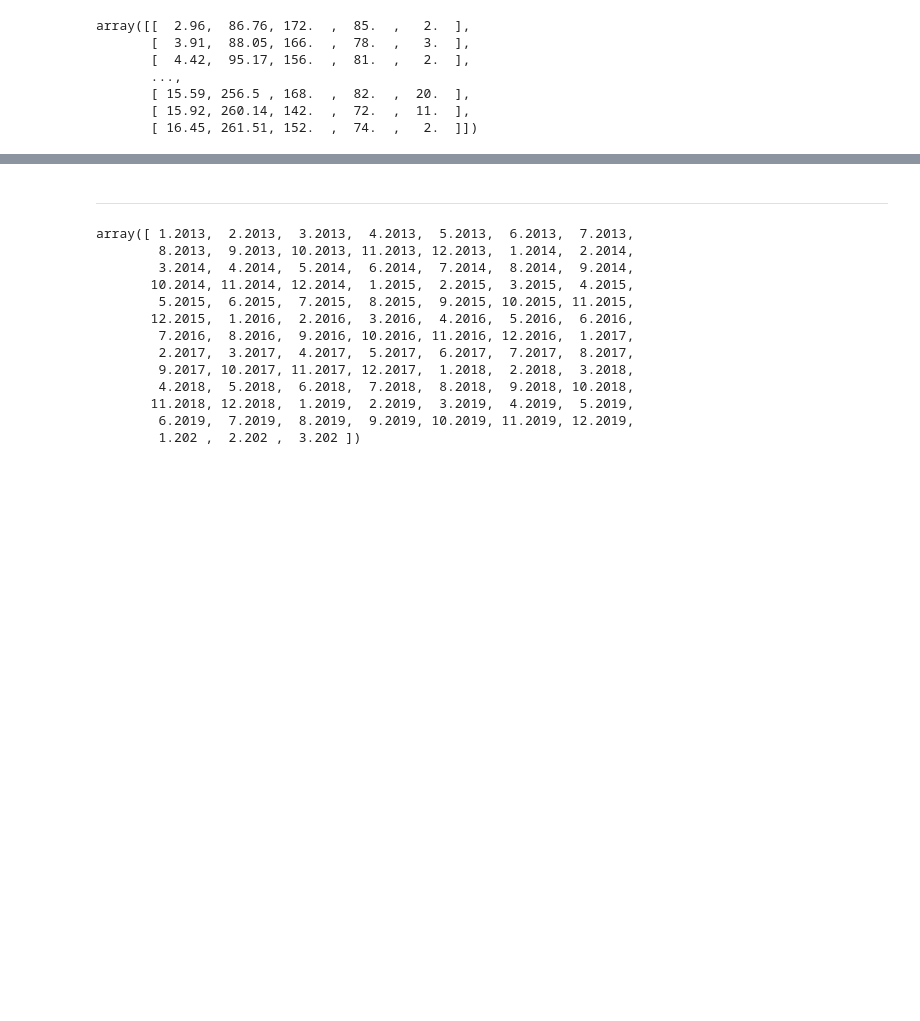
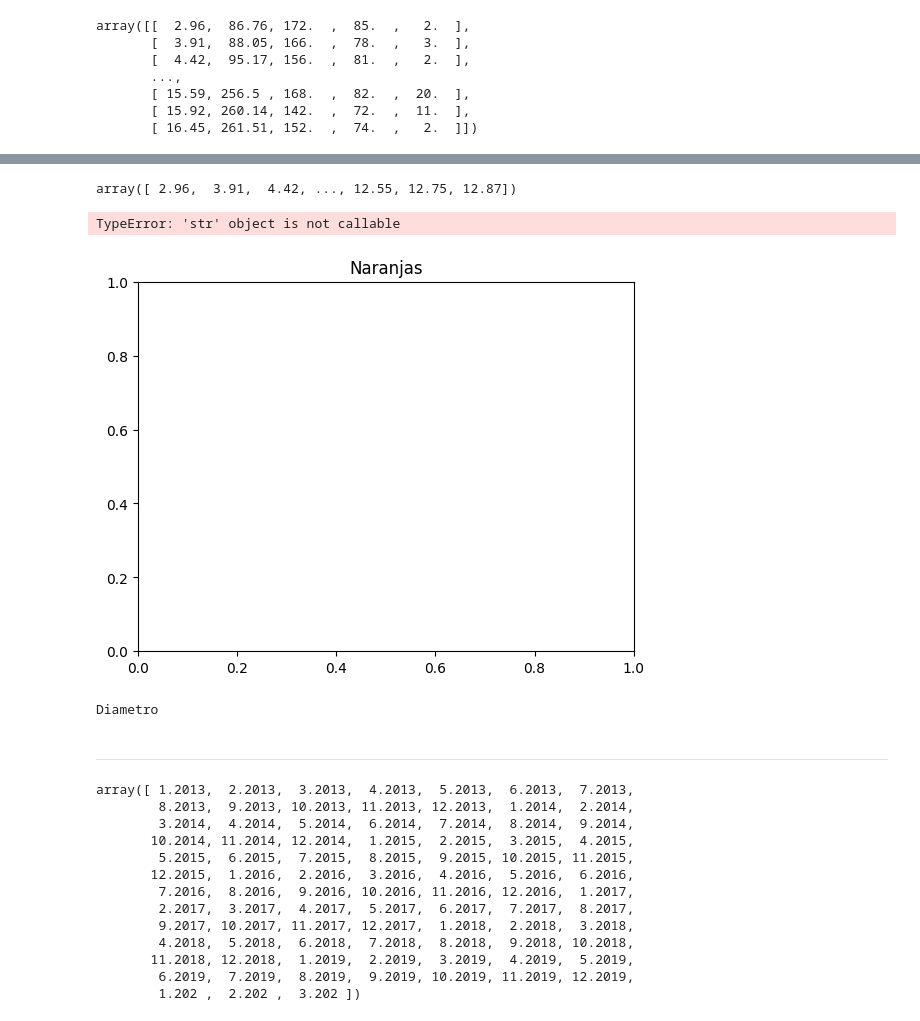
Before and after one commit to DanielRaiicHu/numPy, a Jupyter notebook: numPy.ipynb, the cells around one changed output, grey strips where cells are left out. Drawn from its saved outputs; the diff is of its cells as text; code cells hidden in the pictures; blank space fills up the shorter version.

```diff
--- a/numPy.ipynb
+++ b/numPy.ipynb
@@ -293,3 +297,27 @@ array([[  2.96,  86.76, 172.  ,  85.  ,   2.  ],
+# %%
+diametro_naranjas = carga_datos[:5000,0] # fila 0 a 4999(+1), columna 0
+diametro_toronjas = carga_datos[5000:,0] # fila 5000 a final, columna 0
+peso_naranjas = carga_datos[:5000,1] # fila 0 a 4999(+1), columna 1
+peso_toronjas = carga_datos[5000:,1] # fila 5000 a final, columna 1
+diametro_naranjas
+# %% [output]
+array([ 2.96,  3.91,  4.42, ..., 12.55, 12.75, 12.87])
+# %%
+import matplotlib.pyplot as plt
+plt.title('Naranjas')
+plt.xlabel('Diametro')
+plt.ylabel('Peso')
+
+
+plt.plot(diametro_naranjas, peso_naranjas)
+plt.show()
+# %% [output]
+TypeError: 'str' object is not callable
+[figure, added]
+# %%
+print(plt.xlabel)
+# %% [output]
+Diametro
 # %% [markdown]
 _____
 # %%
```
Also changed, not shown: parts of 6 cells of this notebook.
